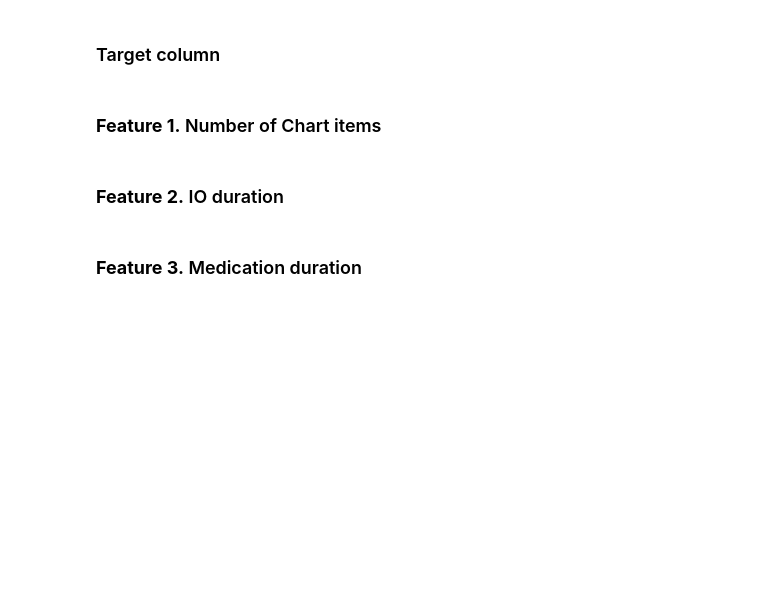
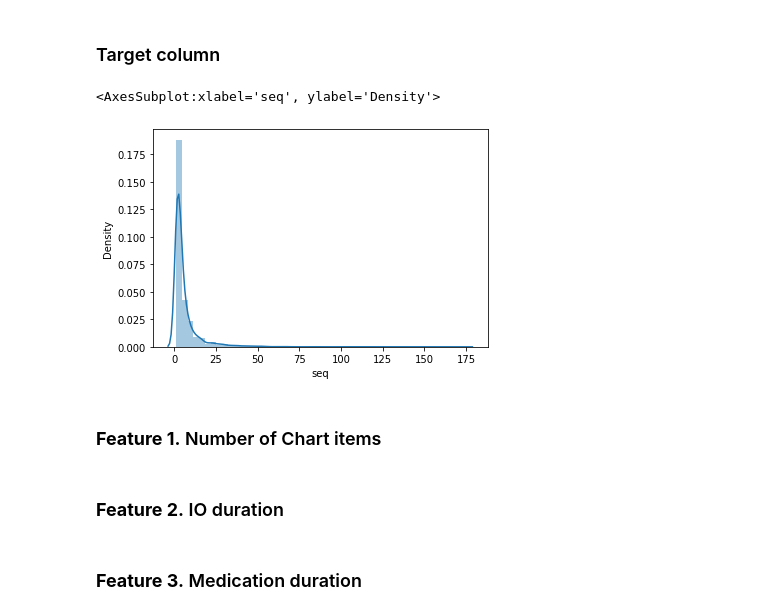
Before and after one commit to mhaque-spec/ICU-stays-prediction, a Jupyter notebook: Feature-Engineering-Data-Merge.ipynb, the cells around one changed output. Saved outputs shown, nothing was run; the diff lists cells and outputs as text; code cells hidden in the pictures; blank space fills up the shorter version.

```diff
--- a/Feature-Engineering-Data-Merge.ipynb
+++ b/Feature-Engineering-Data-Merge.ipynb
@@ -23,6 +23,11 @@ for i in range(0,len(icu_subject)):
 
 target_ICUstay = target_ICUstay.drop(labels= ['begintime','endtime','first_day_flg','last_day_flg'],axis=1)
 #target_ICUstay.head()
+# %%
+sns.distplot(target_ICUstay.seq)
+# %% [output]
+<AxesSubplot:xlabel='seq', ylabel='Density'>
+[figure, added]
 # %% [markdown]
 ### **Feature 1.** Number of Chart items
 # %%
```
Also changed, not shown: parts of 26 cells of this notebook, 10 other files.
